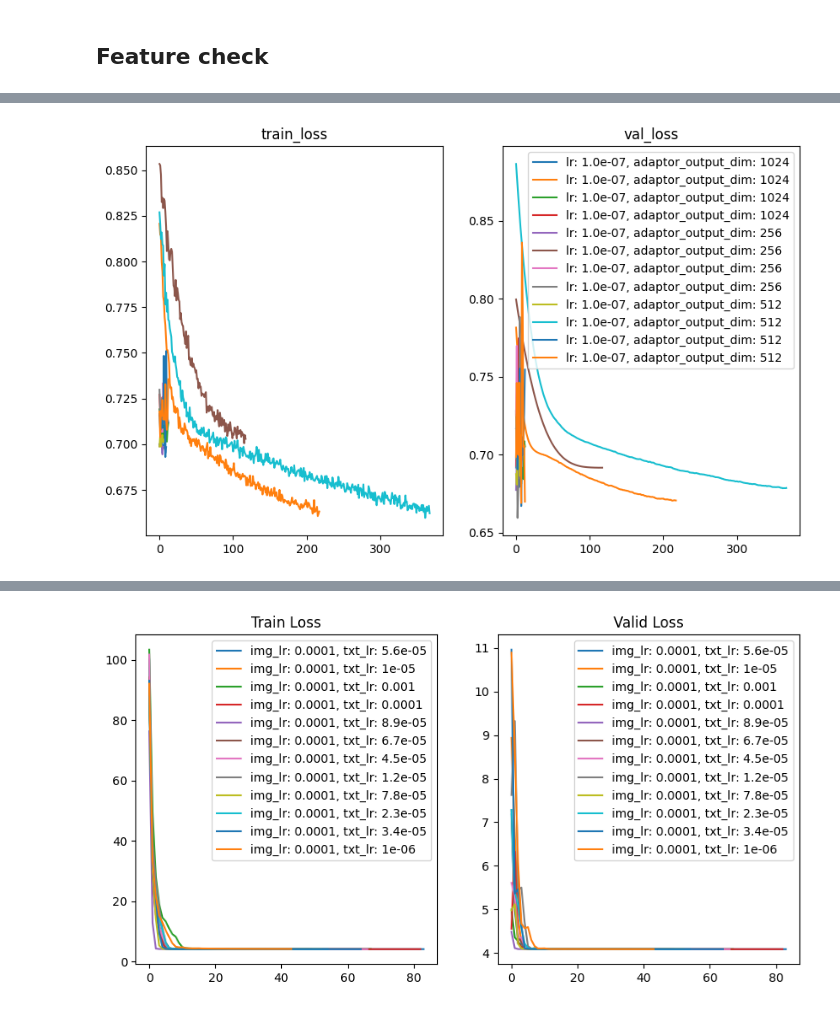
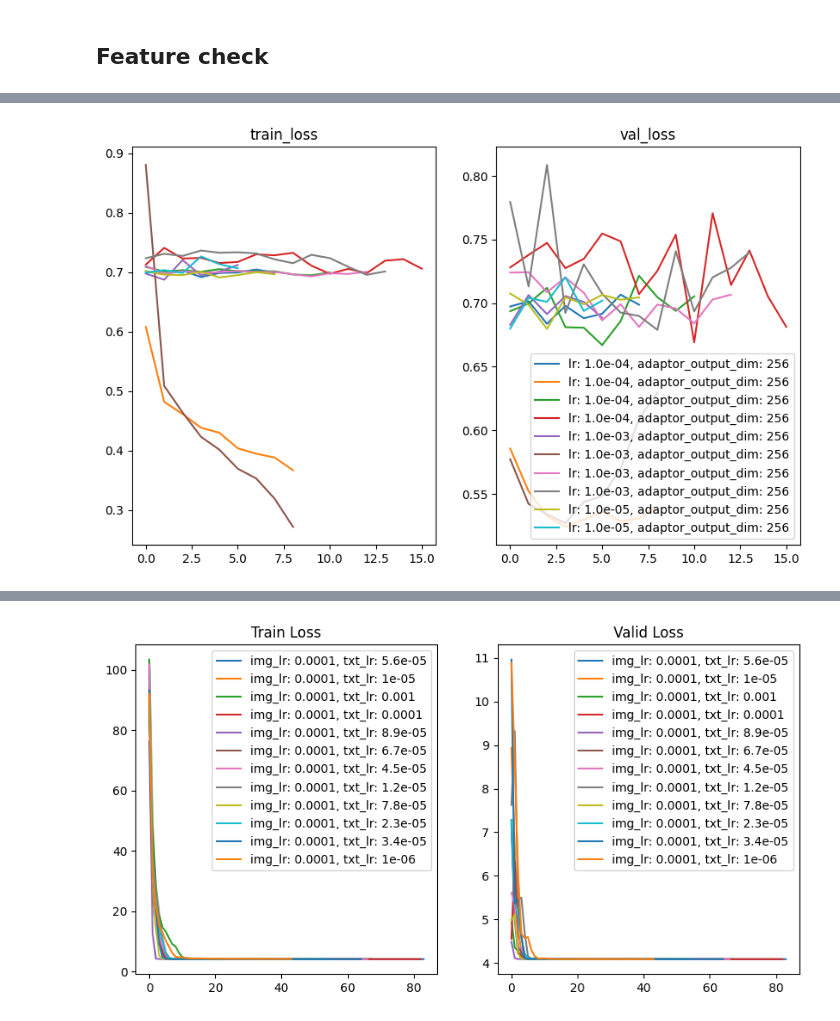
Before and after one commit to CeHouGIS/Safety_Perception_HK, a Jupyter notebook: safety_perception_model/single_model/feature_check.ipynb, the cells around one changed output, grey strips where cells are left out. Drawn from its saved outputs; the diff is of its cells as text; code cells hidden in the pictures.

```diff
--- a/safety_perception_model/single_model/feature_check.ipynb
+++ b/safety_perception_model/single_model/feature_check.ipynb
@@ -47,22 +48,22 @@ cfg_df_summary.sort_values(by='f1_score', ascending=False).head()
 # %%
 fig, ax = plt.subplots(1, 2, figsize=(10, 6))
 cfg_df_group = cfg_df.groupby('safety_model_save_name')
 for name, group in cfg_df_group:
 
-    if group.loc[0, 'lr'] != 1e-7:
-        continue
-    else:
+    # if group.loc[0, 'lr'] != 1e-7:
+    #     continue
+    # else:
         # ax[0].plot( group['train_loss_list'], label=f"lr: {group['lr'].values[0]}, mix process: {group['mix_process'].values[0]}")
         # ax[1].plot(group['val_loss_list'], label=f"lr: {group['lr'].values[0]:.1e}, mix_process: {group['mix_process'].values[0]}")
 
         ax[0].plot( group['train_loss_list'], label=f"lr: {group['lr'].values[0]}, adaptor_output_dim: {group['adaptor_output_dim'].values[0]}")
         ax[1].plot(group['val_loss_list'], label=f"lr: {group['lr'].values[0]:.1e}, adaptor_output_dim: {group['adaptor_output_dim'].values[0]}")
 ax[0].set_title('train_loss')
 ax[1].set_title('val_loss')
 plt.legend()
 plt.show()
 # %% [output]
-[figure, old version]
+[figure, new version]
 # %%
 # cfg_df_summary.pivot_table(values='f1_score', index='LLM_feature_process', columns='lr').reset_index()
 
```
Also changed, not shown: parts of 4 cells of this notebook, 5 other files.
